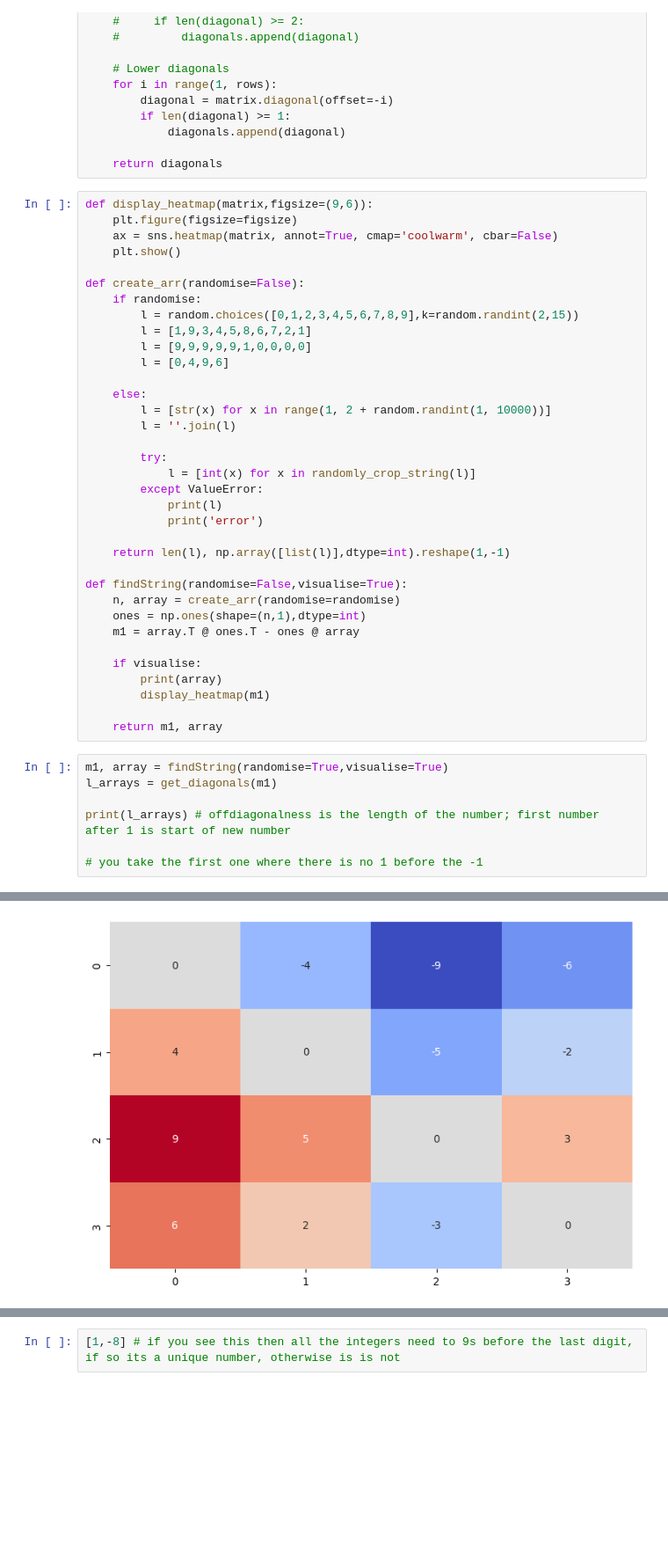
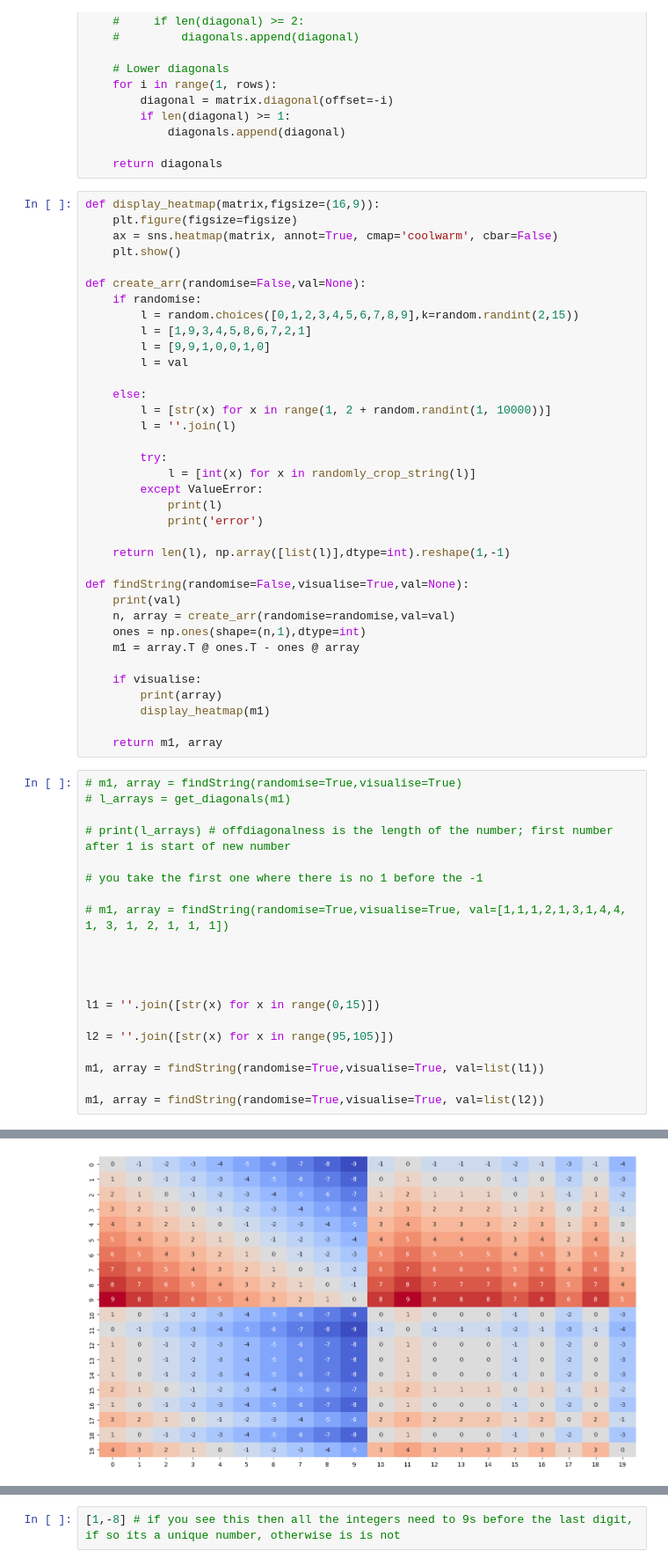
Before and after one commit to llctrautmann/Algorithms, a Jupyter notebook: notebooks/infinite.ipynb, the cells around one changed output, grey strips where cells are left out. Shown at 88% size. Cells and saved outputs as stored; diff of their text form; blank space fills up the shorter version.

```diff
--- a/notebooks/infinite.ipynb
+++ b/notebooks/infinite.ipynb
@@ -29,17 +29,17 @@ def get_diagonals(matrix):
 
     return diagonals
 # %%
-def display_heatmap(matrix,figsize=(9,6)):
+def display_heatmap(matrix,figsize=(16,9)):
     plt.figure(figsize=figsize)
     ax = sns.heatmap(matrix, annot=True, cmap='coolwarm', cbar=False)
     plt.show()
 
-def create_arr(randomise=False):
+def create_arr(randomise=False,val=None):
     if randomise:
         l = random.choices([0,1,2,3,4,5,6,7,8,9],k=random.randint(2,15))
         l = [1,9,3,4,5,8,6,7,2,1]
-        l = [9,9,9,9,9,1,0,0,0,0]
-        l = [0,4,9,6]
+        l = [9,9,1,0,0,1,0]
+        l = val
 
     else:
         l = [str(x) for x in range(1, 2 + random.randint(1, 10000))]
@@ -53,8 +53,9 @@ def create_arr(randomise=False):
 
     return len(l), np.array([list(l)],dtype=int).reshape(1,-1)
 
-def findString(randomise=False,visualise=True):
-    n, array = create_arr(randomise=randomise)
+def findString(randomise=False,visualise=True,val=None):
+    print(val)
+    n, array = create_arr(randomise=randomise,val=val)
     ones = np.ones(shape=(n,1),dtype=int)
     m1 = array.T @ ones.T - ones @ array
 
@@ -64,10 +65,23 @@ def findString(randomise=False,visualise=True):
 
     return m1, array
 # %%
-m1, array = findString(randomise=True,visualise=True)
-l_arrays = get_diagonals(m1)
+# m1, array = findString(randomise=True,visualise=True)
+# l_arrays = get_diagonals(m1)
 
-print(l_arrays) # offdiagonalness is the length of the number; first number after 1 is start of new number
+# print(l_arrays) # offdiagonalness is the length of the number; first number after 1 is start of new number
 
 # you take the first one where there is no 1 before the -1
+
+# m1, array = findString(randomise=True,visualise=True, val=[1,1,1,2,1,3,1,4,4, 1, 3, 1, 2, 1, 1, 1])
+
+
+
+
+l1 = ''.join([str(x) for x in range(0,15)])
+
+l2 = ''.join([str(x) for x in range(95,105)])
+
+m1, array = findString(randomise=True,visualise=True, val=list(l1))
+
+m1, array = findString(randomise=True,visualise=True, val=list(l2))
 # %% [output]
@@ -75 +90 @@ print(l_arrays) # offdiagonalness is the length of the number; first number afte
-[figure, old version]
+[figure, new version]
```
Also changed, not shown: parts of 7 cells of this notebook.
